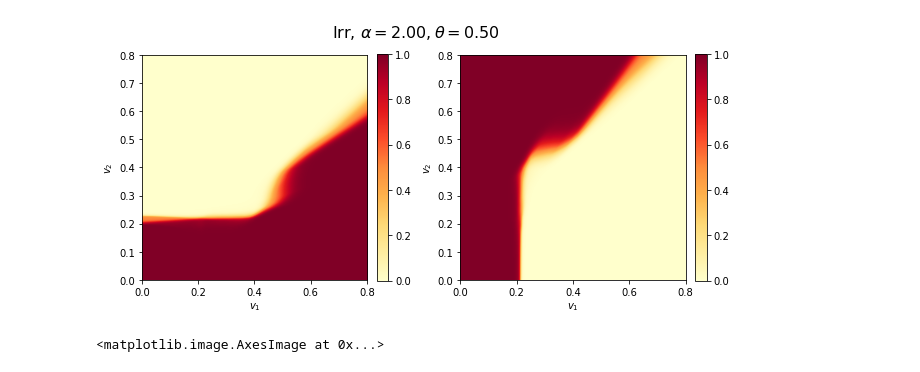
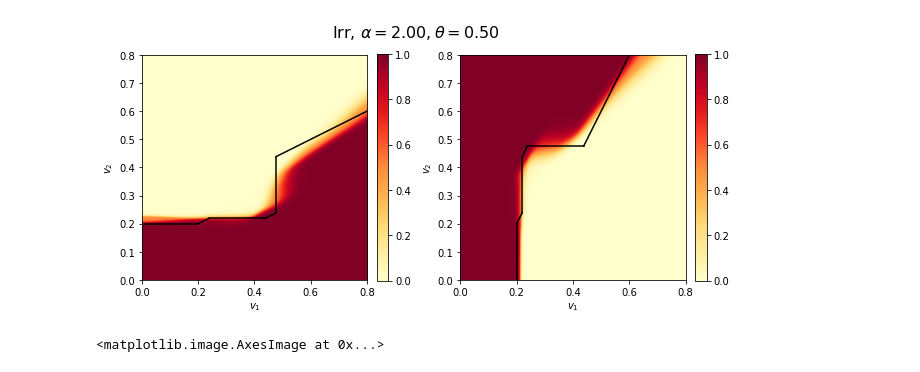
Before and after one commit to saisrivatsan/deep-data-markets, a Jupyter notebook: BIC/IRR_theta_0_50_alpha_2.00.ipynb, the cells around one changed output. Cells and saved outputs as stored; diff of their text form; code cells hidden in the pictures.

```diff
--- a/BIC/IRR_theta_0_50_alpha_2.0.ipynb
+++ b/BIC/IRR_theta_0_50_alpha_2.00.ipynb
@@ -506,29 +506,43 @@ while it <= cfg.max_iter:
 # %%
 D = 801
 v1 = torch_var(np.linspace(0, 0.8, D))
 v2 = torch_var(np.linspace(0, 0.8, D))
 v_mesh = torch.stack(torch.meshgrid(v1, v2, indexing = "ij"), axis = -1)
 pi_mesh = torch.diagonal(pi_net(v_mesh.view(-1, 2)).view(D, D, cfg.num_agents, cfg.num_states, cfg.num_signals) * theta, 0, -2, -1).sum(-1)
 AM = numpy_var(pi_mesh)
 
 
 fig, ax = plt.subplots(ncols = 2, nrows = 1, figsize=(9,4))
 
 img_1 = ax[0].imshow(AM[:, :, 0].transpose(1,0), extent=[0,0.8,0,0.8], vmin = 0.0, vmax=1.0, cmap = 'YlOrRd', origin = "lower")
 plt.colorbar(img_1, ax = ax[0], fraction=0.046, pad=0.04)
 
 img_2 = ax[1].imshow(AM[:, :, 1].transpose(1,0), extent=[0,0.8,0,0.8], vmin = 0.0, vmax=1.0, cmap = 'YlOrRd', origin = "lower")
 plt.colorbar(img_2, ax = ax[1], fraction=0.046, pad=0.04)
 
+ax[0].plot([0, 0.2], [0.2, 0.2], color='black')
+ax[0].plot([0.2, 0.238196], [0.2, 0.219098], color='black')
+ax[0].plot([0.238196, 0.438196], [0.219098, 0.219098], color='black')
+ax[0].plot([0.438196, 0.47639], [0.219098, 0.238195], color='black')
+ax[0].plot([0.47639, 0.47639], [0.238195,0.438195], color='black')
+ax[0].plot([0.47639, 0.8], [0.438195, 0.6], color='black')
+
+ax[1].plot([0.2, 0.2],[0, 0.2], color='black')
+ax[1].plot([0.2, 0.219098], [0.2, 0.238196], color='black')
+ax[1].plot([0.219098, 0.219098], [0.238196, 0.438196], color='black')
+ax[1].plot([0.219098, 0.238195], [0.438196, 0.47639], color='black')
+ax[1].plot([0.238195,0.438195], [0.47639, 0.47639], color='black')
+ax[1].plot([0.438195, 0.6], [0.47639, 0.8], color='black')
+
 ax[0].set_xlabel("$v_1$")
 ax[0].set_ylabel("$v_2$")
 ax[1].set_xlabel("$v_1$")
 ax[1].set_ylabel("$v_2$")
 
 fig.text(0.5, 1, r"Irr, $\alpha=%.2f, \theta=%.2f$"%(cfg.alpha, max(cfg.theta)), ha='center', size = 16)
 fig.tight_layout()
 # %% [output]
-[figure, old version]
+[figure, new version]
 # %%
 V = np.linspace(0, 8, 801)
 V_mesh = np.stack(np.meshgrid(V, V, indexing = "ij"), axis = -1)
```
Also changed, not shown: parts of 1 cell of this notebook, 1 other file.
